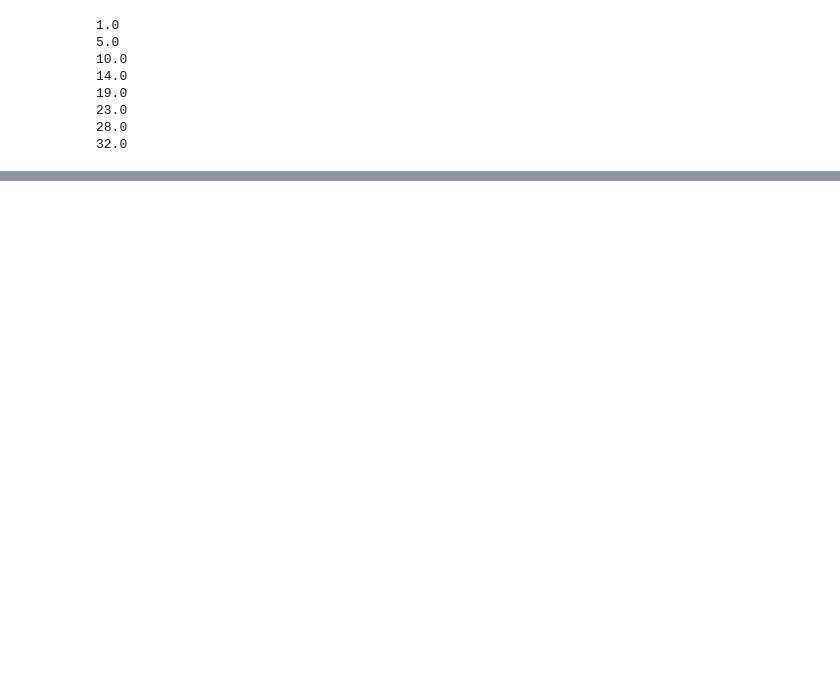
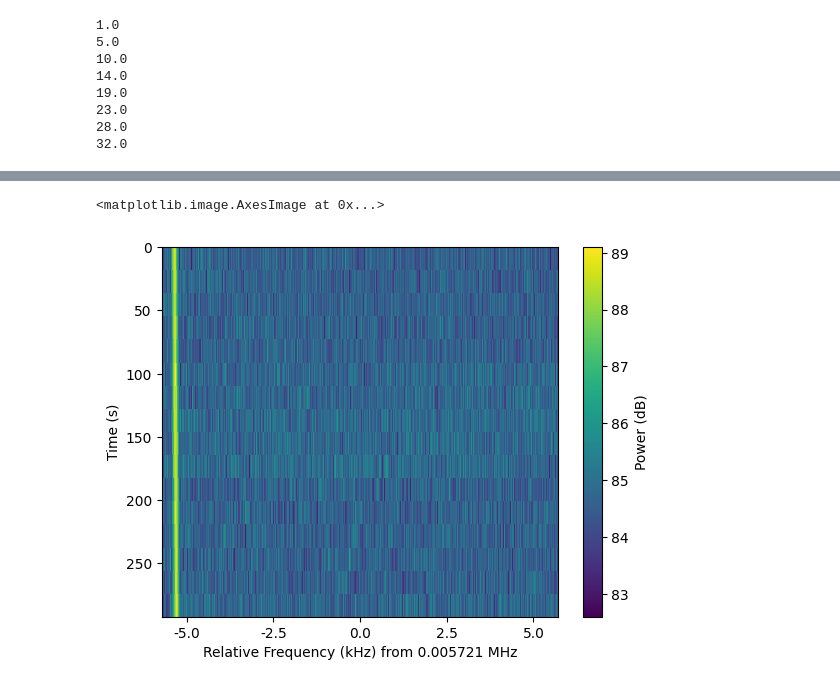
Before and after one commit to kaimul19/BreakthroughAutoencoder, a Jupyter notebook: Setigen_Cadence_Test.ipynb, the cells around one changed output, grey strips where cells are left out. Cells and saved outputs as stored; diff of their text form; code cells hidden in the pictures; blank space fills up the shorter version.

```diff
--- a/Setigen_Cadence_Test.ipynb
+++ b/Setigen_Cadence_Test.ipynb
@@ -171,0 +265,5 @@ plt.plot(test_times, times)
+# %%
+c[0].plot()
+# %% [output]
+<matplotlib.image.AxesImage at 0x...>
+[figure, added]
```
Also changed, not shown: parts of 24 cells of this notebook.
